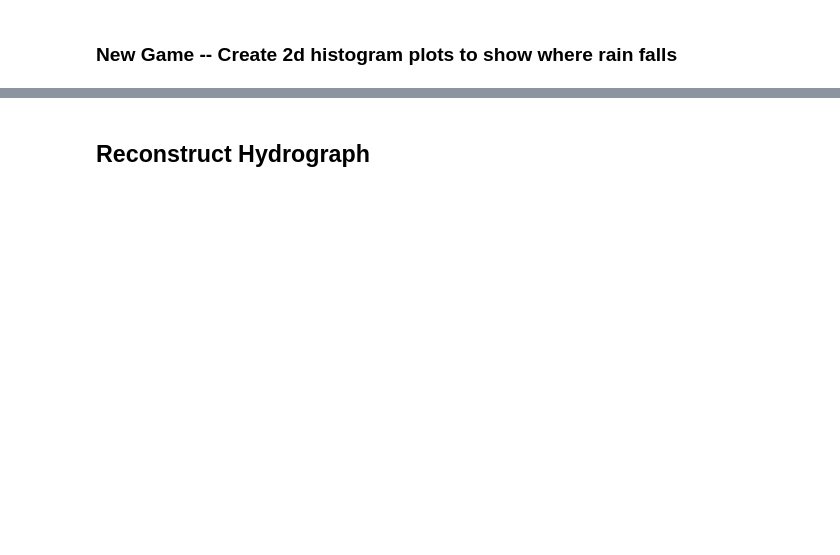
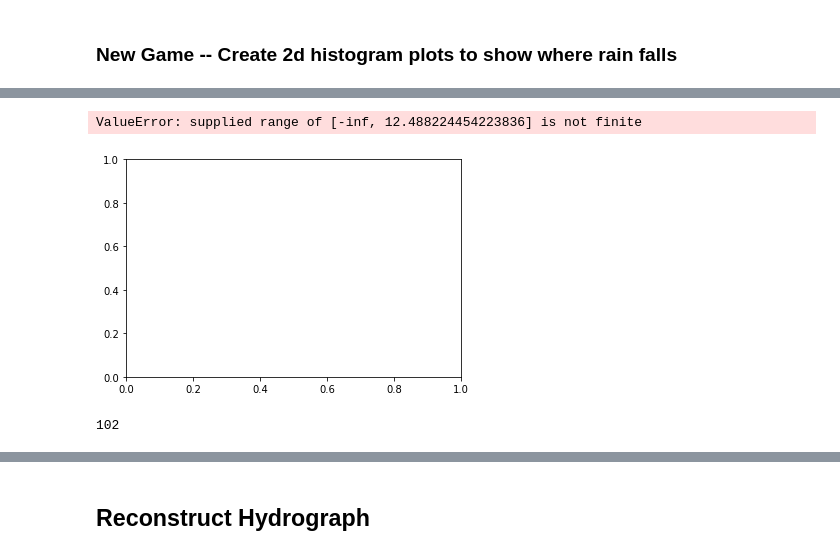
Before and after one commit to dankovacek/precip_radar, a Jupyter notebook: Process_Images.ipynb, the cells around one changed output, grey strips where cells are left out. Saved outputs shown, nothing was run; the diff lists cells and outputs as text; code cells hidden in the pictures; blank space fills up the shorter version.

```diff
--- a/Process_Images.ipynb
+++ b/Process_Images.ipynb
@@ -300,0 +407,5 @@ station_data = station_data.sort_values('Gross Drainage Area (km2)', ascending=F
+# %%
+plt.hist(count_array.flatten(), density=True)
+# %% [output]
+ValueError: supplied range of [-inf, 12.488224454223836] is not finite
+[figure, added]
@@ -300,0 +420,11 @@ station_data = station_data.sort_values('Gross Drainage Area (km2)', ascending=F
+# %%
+masked_stns_filtered = [e for e in masked_stns_filtered if len(event_dict[e].keys()) > 0]
+masked_stns_filtered = [e for e in masked_stns_filtered if e not in bad_stns]
+
+station_data = stations_df[stations_df['Station Number'].isin(masked_stns_filtered)]
+station_data = station_data.sort_values('Gross Drainage Area (km2)', ascending=False)
+
+# print(station_data[['Station Number', 'Gross Drainage Area (km2)']].head())
+print(len(masked_stns_filtered))
+# %% [output]
+102
```
Also changed, not shown: parts of 22 cells of this notebook, 14 other files.
